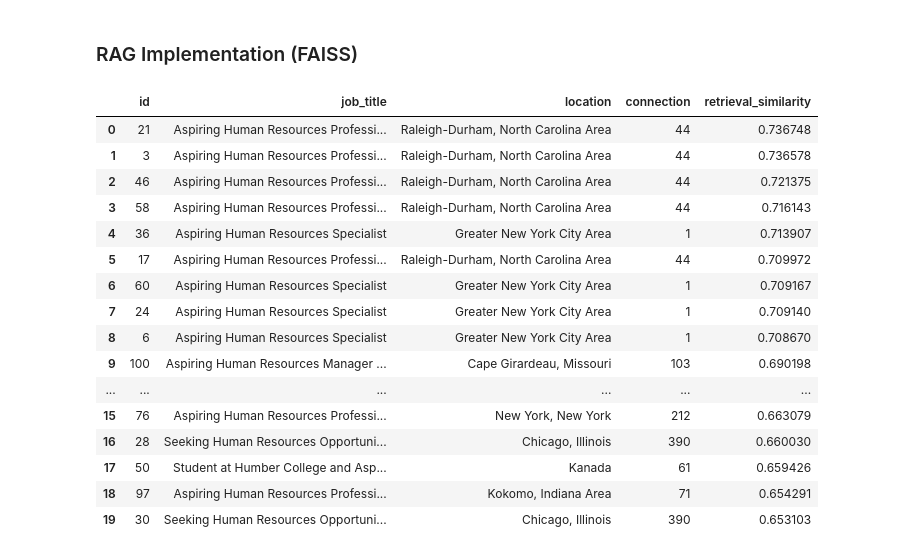
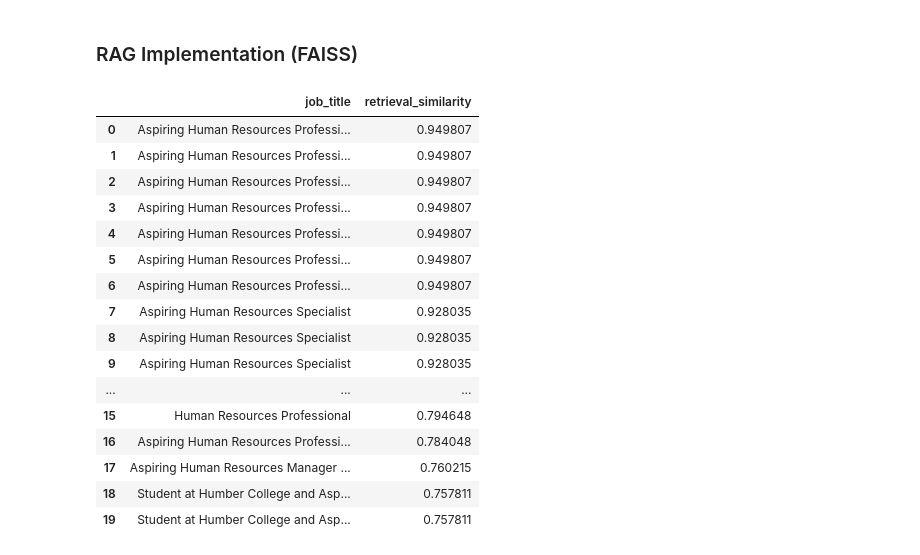
Before and after one commit to DillonR03/Potential-Talents-Candidate-Ranking-Model, a Jupyter notebook: PotentialTalentsNotebook.ipynb, the cells around one changed output. Cells and saved outputs as stored; diff of their text form; code cells hidden in the pictures.

```diff
--- a/PotentialTalentsNotebook.ipynb
+++ b/PotentialTalentsNotebook.ipynb
@@ -239,7 +239,7 @@ plt.show()
 ### TF-IDF
 # %%
 # Define the search query
-search_query = "Aspiring human resources seeking human resources"
+search_query = "Aspiring human resources"
 # %%
 # Combine job titles and search query for a shared vocabulary
 documents = df["job_title"].tolist() + [search_query]
@@ -1280,7 +1162,7 @@ import os
 from groq import Groq
 
 client = Groq(
-    api_key="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"
+    api_key=os.getenv("GROQ_API_KEY")
 )
 # %%
 response = client.chat.completions.create(
@@ -1438,7 +1320,7 @@ Name: count, dtype: int64
 import faiss
 
 # Build searchable text from available candidate fields.
-candidate_fields = ["id", "job_title", "location", "connection"]
+candidate_fields = ["job_title"]
 available_fields = [col for col in candidate_fields if col in df.columns]
 
 rag_candidates = df[available_fields].copy().fillna("")
@@ -1480,48 +1362,48 @@ def rag_candidate_search(query, top_k=20):
 
     prompt = f"""
 Answer the searcher's question using only the candidate records below.
 Report factual details and candidate IDs where available.
 Do not infer qualifications, recommend candidates, or make hiring decisions.
 If the records do not contain an answer, say so.
 
 Candidate records:
 {context}
 
 Question: {query}
 """
 
     response = ollama.chat(
         model="llama3.2",
         messages=[{"role": "user", "content": prompt}],
         options={"temperature": 0}
     )
 
     return retrieved, response["message"]["content"].strip()
 
 
 # Example
 retrieved_candidates, rag_answer = rag_candidate_search(
-    "Aspiring or seeking human resources",
+    "Aspiring Human Resources",
     top_k=20
 )
 
 display(retrieved_candidates.head(20))
 print(rag_answer)
 # %% [output]
-|  | id | job_title | location | connection | retrieval_similarity |
-| 0 | 21 | Aspiring Human Resources Professi... | Raleigh-Durham, North Carolina Area | 44 | 0.736748 |
-| 1 | 3 | Aspiring Human Resources Professi... | Raleigh-Durham, North Carolina Area | 44 | 0.736578 |
-| 2 | 46 | Aspiring Human Resources Professi... | Raleigh-Durham, North Carolina Area | 44 | 0.721375 |
-| 3 | 58 | Aspiring Human Resources Professi... | Raleigh-Durham, North Carolina Area | 44 | 0.716143 |
-| 4 | 36 | Aspiring Human Resources Specialist | Greater New York City Area | 1 | 0.713907 |
-| 5 | 17 | Aspiring Human Resources Professi... | Raleigh-Durham, North Carolina Area | 44 | 0.709972 |
-| 6 | 60 | Aspiring Human Resources Specialist | Greater New York City Area | 1 | 0.709167 |
-| 7 | 24 | Aspiring Human Resources Specialist | Greater New York City Area | 1 | 0.709140 |
-| 8 | 6 | Aspiring Human Resources Specialist | Greater New York City Area | 1 | 0.708670 |
-| 9 | 100 | Aspiring Human Resources Manager ... | Cape Girardeau, Missouri | 103 | 0.690198 |
-| ... | ... | ... | ... | ... | ... |
-| 15 | 76 | Aspiring Human Resources Professi... | New York, New York | 212 | 0.663079 |
-| 16 | 28 | Seeking Human Resources Opportuni... | Chicago, Illinois | 390 | 0.660030 |
-| 17 | 50 | Student at Humber College and Asp... | Kanada | 61 | 0.659426 |
-| 18 | 97 | Aspiring Human Resources Professi... | Kokomo, Indiana Area | 71 | 0.654291 |
-| 19 | 30 | Seeking Human Resources Opportuni... | Chicago, Illinois | 390 | 0.653103 |
+|  | job_title | retrieval_similarity |
+| 0 | Aspiring Human Resources Professi... | 0.949807 |
+| 1 | Aspiring Human Resources Professi... | 0.949807 |
+| 2 | Aspiring Human Resources Professi... | 0.949807 |
+| 3 | Aspiring Human Resources Professi... | 0.949807 |
+| 4 | Aspiring Human Resources Professi... | 0.949807 |
+| 5 | Aspiring Human Resources Professi... | 0.949807 |
+| 6 | Aspiring Human Resources Professi... | 0.949807 |
+| 7 | Aspiring Human Resources Specialist | 0.928035 |
+| 8 | Aspiring Human Resources Specialist | 0.928035 |
+| 9 | Aspiring Human Resources Specialist | 0.928035 |
+| ... | ... | ... |
+| 15 | Human Resources Professional | 0.794648 |
+| 16 | Aspiring Human Resources Professi... | 0.784048 |
+| 17 | Aspiring Human Resources Manager ... | 0.760215 |
+| 18 | Student at Humber College and Asp... | 0.757811 |
+| 19 | Student at Humber College and Asp... | 0.757811 |
```
Also changed, not shown: parts of 14 cells of this notebook.
